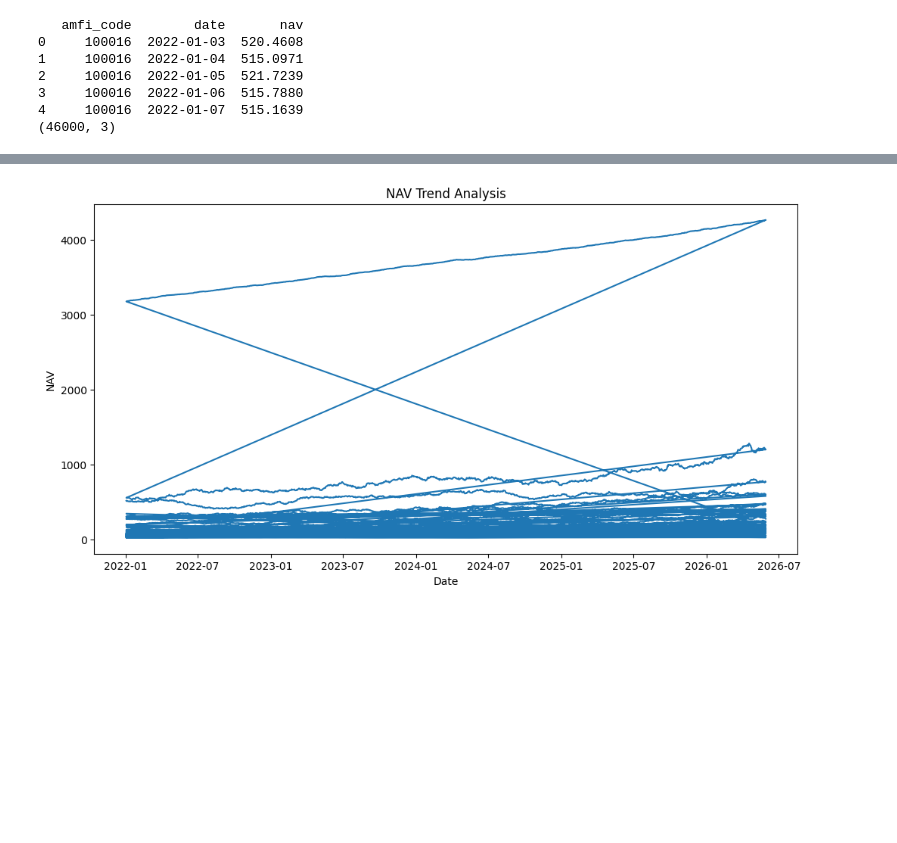
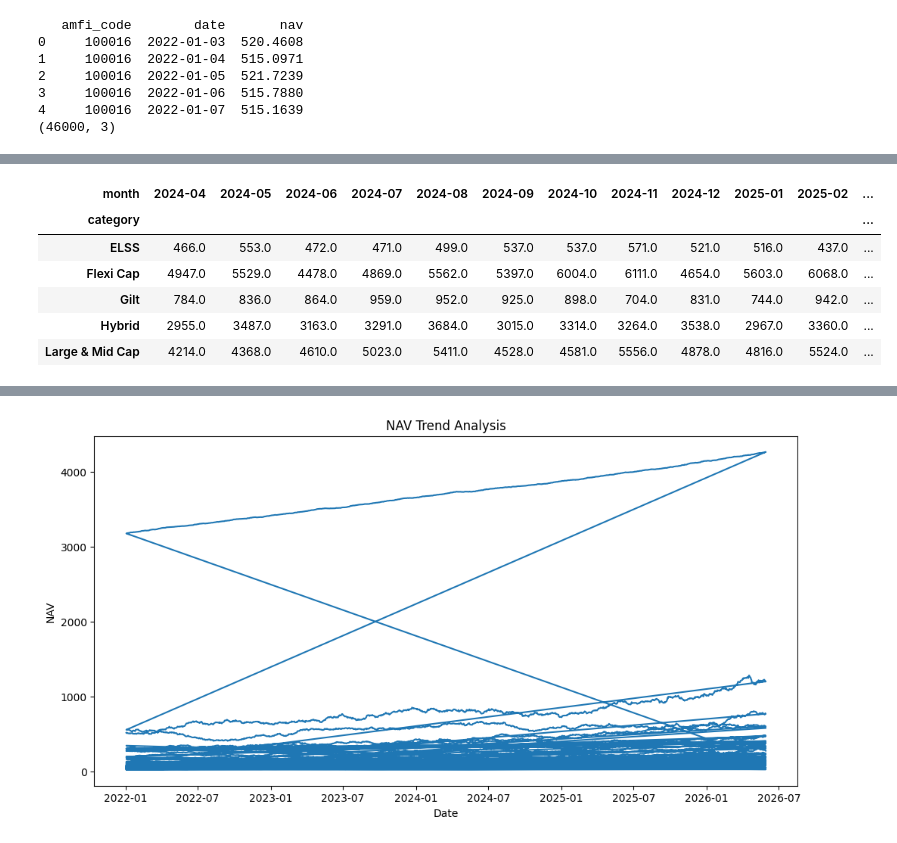
Before and after one commit to shrutikaghadge22-art/MutualFundProject, a Jupyter notebook: notebooks/EDA_Analysis.ipynb, the cells around one changed output, grey strips where cells are left out. Cells and saved outputs as stored; diff of their text form; code cells hidden in the pictures; blank space fills up the shorter version.

```diff
--- a/notebooks/EDA_Analysis.ipynb
+++ b/notebooks/EDA_Analysis.ipynb
@@ -18,0 +135,16 @@ print(nav.shape)
+# %%
+heatmap_data = category.pivot(
+    index='category',
+    columns='month',
+    values='net_inflow_crore'
+)
+
+heatmap_data.head()
+# %% [output]
+| month | 2024-04 | 2024-05 | 2024-06 | 2024-07 | 2024-08 | 2024-09 | 2024-10 | 2024-11 | 2024-12 | 2025-01 | 2025-02 | ... |
+| category |  |  |  |  |  |  |  |  |  |  |  | ... |
+| ELSS | 466.0 | 553.0 | 472.0 | 471.0 | 499.0 | 537.0 | 537.0 | 571.0 | 521.0 | 516.0 | 437.0 | ... |
+| Flexi Cap | 4947.0 | 5529.0 | 4478.0 | 4869.0 | 5562.0 | 5397.0 | 6004.0 | 6111.0 | 4654.0 | 5603.0 | 6068.0 | ... |
+| Gilt | 784.0 | 836.0 | 864.0 | 959.0 | 952.0 | 925.0 | 898.0 | 704.0 | 831.0 | 744.0 | 942.0 | ... |
+| Hybrid | 2955.0 | 3487.0 | 3163.0 | 3291.0 | 3684.0 | 3015.0 | 3314.0 | 3264.0 | 3538.0 | 2967.0 | 3360.0 | ... |
+| Large & Mid Cap | 4214.0 | 4368.0 | 4610.0 | 5023.0 | 5411.0 | 4528.0 | 4581.0 | 5556.0 | 4878.0 | 4816.0 | 5524.0 | ... |
```
Also changed, not shown: parts of 18 cells of this notebook, 4 other files.
